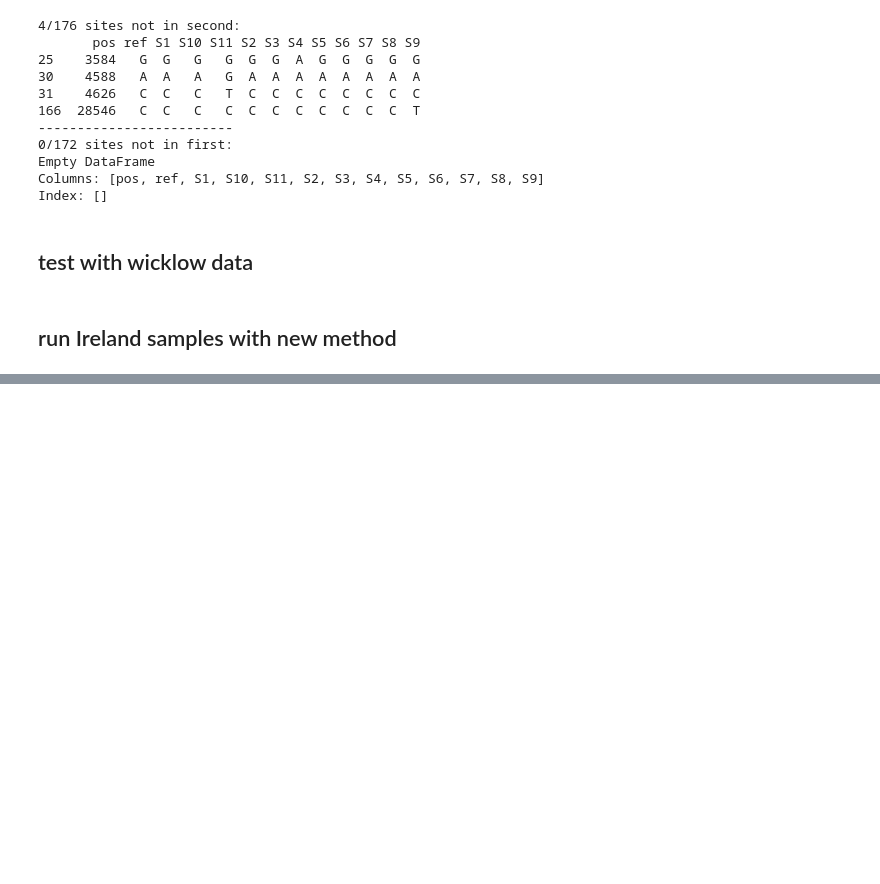
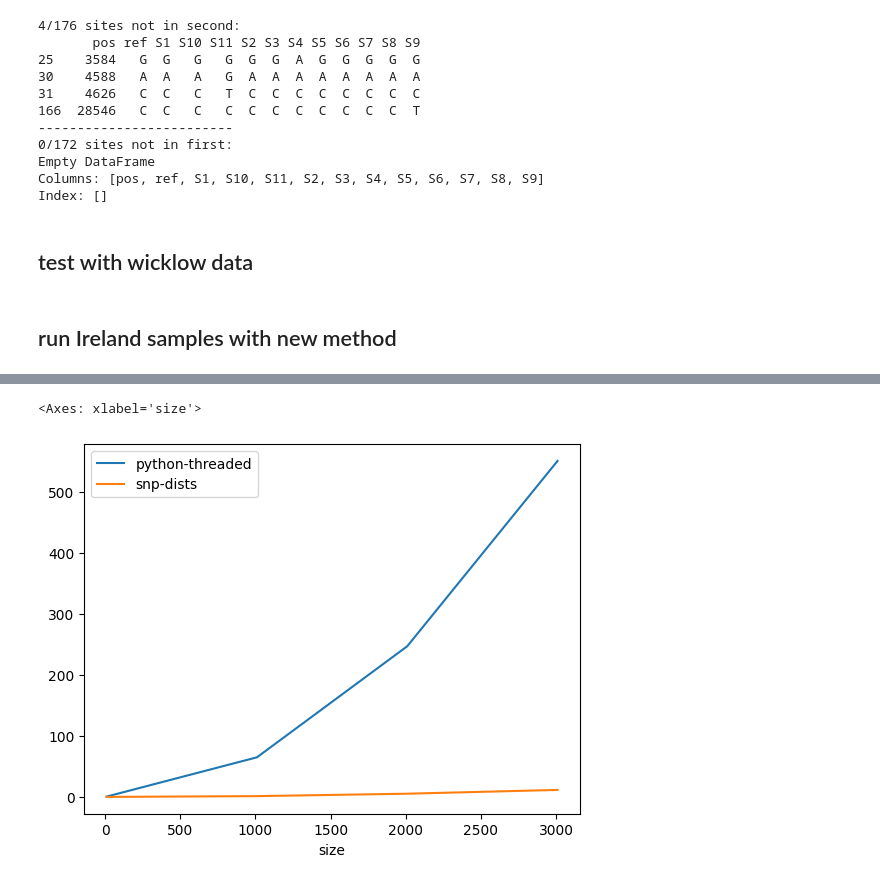
Before and after one commit to dmnfarrell/snipgenie, a Jupyter notebook: notebooks/variant_calling_test.ipynb, the cells around one changed output, grey strips where cells are left out. Cells and saved outputs as stored; diff of their text form; code cells hidden in the pictures; blank space fills up the shorter version.

```diff
--- a/notebooks/variant_calling_test.ipynb
+++ b/notebooks/variant_calling_test.ipynb
@@ -520,0 +509,7 @@ bcftools concat /tmp/1-362491.bcf /tmp/362492-724983.bcf /tmp/724984-1087475.bcf
+# %%
+#aln = AlignIO.read('simdata/sim_results/core.fa',format='fasta')
+#aln = AlignIO.read('/storage/btbgenie/all_ireland_results/old_results/core.fa',format='fasta')
+aln = AlignIO.read('/storage/btbgenie/all_ireland_results_new/core.fa',format='fasta')
+st= time.time()
+dm=snp_dist_matrix(aln, 12)
+print (time.time()-st)
@@ -520,0 +518,19 @@ bcftools concat /tmp/1-362491.bcf /tmp/362492-724983.bcf /tmp/724984-1087475.bcf
+# %%
+#test new snp dist calc
+res=[]
+for l in range(10,3500,1000):
+    #print (l)
+    #st= time.time()
+    #dm=snp_dist_matrix_old(aln[:l])
+    #t1 = time.time()-st
+    st= time.time()
+    dm=snp_dist_matrix(aln[:l], 12)
+    t2 = time.time()-st
+    SeqIO.write(aln[:l],'temp.fa','fasta')
+    cmd = 'snp-dists -j 12 temp.fa'
+    st= time.time()
+    tmp=subprocess.check_output(cmd,shell=True)
+    t3 = time.time()-st
+    res.append([l,t2,t3])
+
+res=pd.DataFrame(res,columns=['size','python-threaded','snp-dists'])
@@ -520,0 +550,5 @@ bcftools concat /tmp/1-362491.bcf /tmp/362492-724983.bcf /tmp/724984-1087475.bcf
+# %%
+res.plot(x='size')#,kind='scatter')
+# %% [output]
+<Axes: xlabel='size'>
+[figure, added]
```
Also changed, not shown: parts of 10 cells of this notebook, 13 other files.
